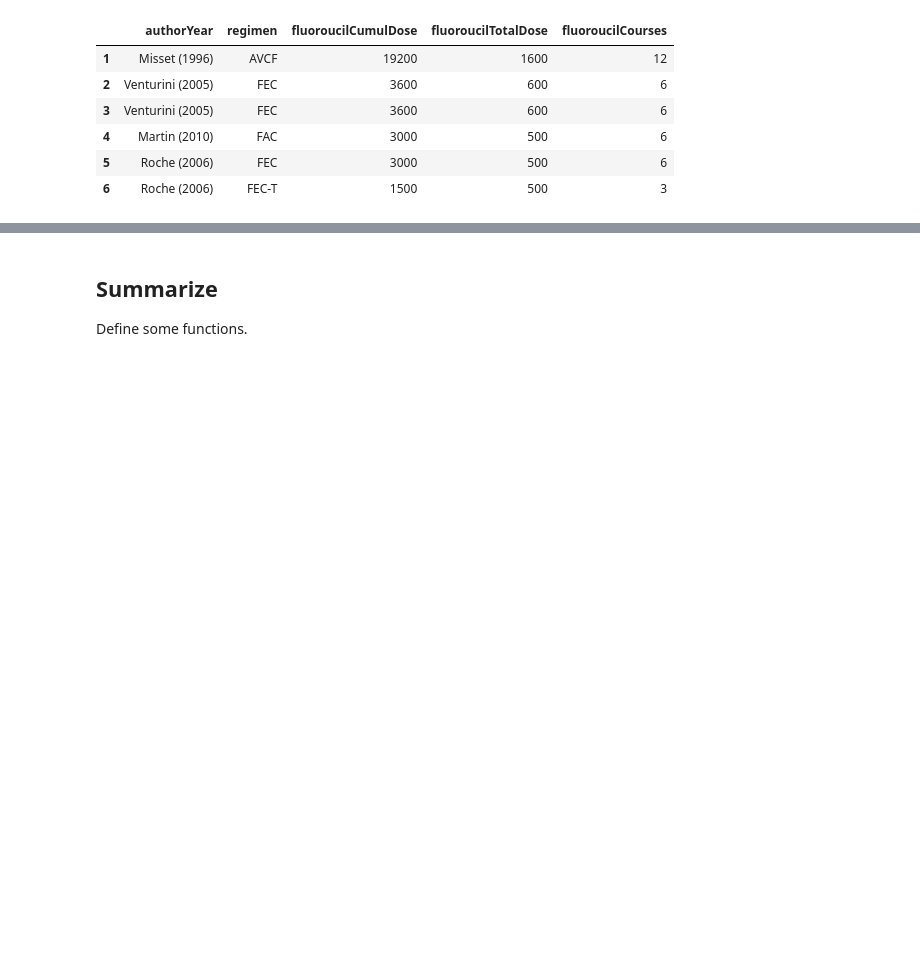
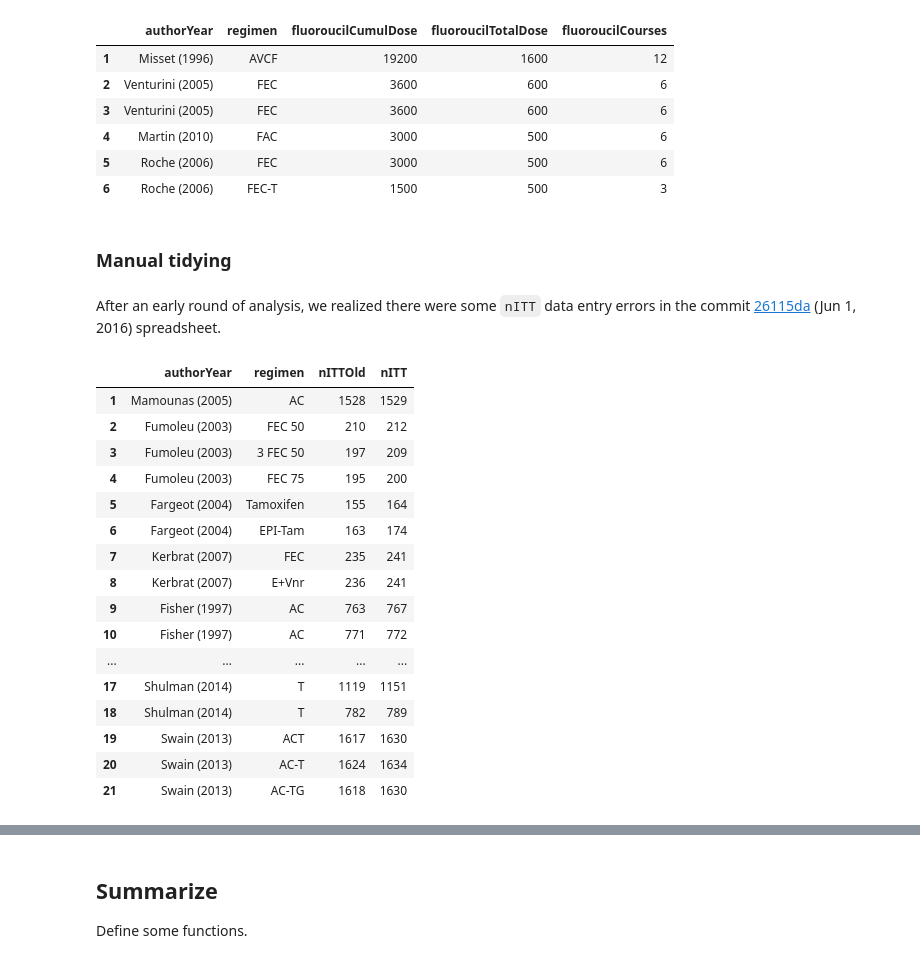
Before and after one commit to benjamin-chan/SecMalAfterBreastCaACT, a Jupyter notebook: metaregSecMal.ipynb, the cells around one changed output, grey strips where cells are left out. Saved outputs shown, nothing was run; the diff lists cells and outputs as text; code cells hidden in the pictures; blank space fills up the shorter version.

```diff
--- a/metaregSecMal.ipynb
+++ b/metaregSecMal.ipynb
@@ -256,3 +269,49 @@ head(D[!is.na(fluoroucilCumulDose),
 | 4 | Martin (2010) | FAC | 3000 | 500 | 6 |
 | 5 | Roche (2006) | FEC | 3000 | 500 | 6 |
 | 6 | Roche (2006) | FEC-T | 1500 | 500 | 3 |
+# %% [markdown]
+### Manual tidying
+# %% [markdown]
+After an early round of analysis, we realized there were some `nITT` data entry errors in the commit [26115da](https://github.com/benjamin-chan/SecMalAfterBreastCaACT/raw/26115dab1eb2b075d40f545514a03c3b30cde6b4/SecondaryMalignancies_Data_BG_3_4.xlsx) (Jun 1, 2016) spreadsheet.
+# %%
+D <- D[authorYear == "Mamounas (2005)" & nITT == 1528, `:=` (nITTOld = nITT, nITT = 1529, isFixed = TRUE)]
+D <- D[authorYear == "Fumoleu (2003)" & nITT == 210, `:=` (nITTOld = nITT, nITT = 212, isFixed = TRUE)]
+D <- D[authorYear == "Fumoleu (2003)" & nITT == 197, `:=` (nITTOld = nITT, nITT = 209, isFixed = TRUE)]
+D <- D[authorYear == "Fumoleu (2003)" & nITT == 195, `:=` (nITTOld = nITT, nITT = 200, isFixed = TRUE)]
+D <- D[authorYear == "Fargeot (2004)" & nITT == 155, `:=` (nITTOld = nITT, nITT = 164, isFixed = TRUE)]
+D <- D[authorYear == "Fargeot (2004)" & nITT == 163, `:=` (nITTOld = nITT, nITT = 174, isFixed = TRUE)]
+D <- D[authorYear == "Kerbrat (2007)" & nITT == 235, `:=` (nITTOld = nITT, nITT = 241, isFixed = TRUE)]
+D <- D[authorYear == "Kerbrat (2007)" & nITT == 236, `:=` (nITTOld = nITT, nITT = 241, isFixed = TRUE)]
+D <- D[authorYear == "Fisher (1997)" & nITT == 763, `:=` (nITTOld = nITT, nITT = 767, isFixed = TRUE)]
+D <- D[authorYear == "Fisher (1997)" & nITT == 771, `:=` (nITTOld = nITT, nITT = 772, isFixed = TRUE)]
+D <- D[authorYear == "Bonneterre (2005)" & nITT == 271, `:=` (nITTOld = nITT, nITT = 289, isFixed = TRUE)]
+D <- D[authorYear == "Bonneterre (2005)" & nITT == 266, `:=` (nITTOld = nITT, nITT = 276, isFixed = TRUE)]
+D <- D[authorYear == "Roche (2006)" & nITT == 163, `:=` (nITTOld = nITT, nITT = 164, isFixed = TRUE)]
+D <- D[authorYear == "Roche (2006)" & nITT == 168, `:=` (nITTOld = nITT, nITT = 169, isFixed = TRUE)]
+D <- D[authorYear == "Shulman (2014)" & nITT == 1107, `:=` (nITTOld = nITT, nITT = 1142, isFixed = TRUE)]
+D <- D[authorYear == "Shulman (2014)" & nITT ==  766, `:=` (nITTOld = nITT, nITT =  789, isFixed = TRUE)]
+D <- D[authorYear == "Shulman (2014)" & nITT == 1119, `:=` (nITTOld = nITT, nITT = 1151, isFixed = TRUE)]
+D <- D[authorYear == "Shulman (2014)" & nITT ==  782, `:=` (nITTOld = nITT, nITT =  789, isFixed = TRUE)]
+D <- D[authorYear == "Swain (2013)" & nITT == 1617, `:=` (nITTOld = nITT, nITT = 1630, isFixed = TRUE)]
+D <- D[authorYear == "Swain (2013)" & nITT == 1624, `:=` (nITTOld = nITT, nITT = 1634, isFixed = TRUE)]
+D <- D[authorYear == "Swain (2013)" & nITT == 1618, `:=` (nITTOld = nITT, nITT = 1630, isFixed = TRUE)]
+D[isFixed == TRUE, .(authorYear, regimen, nITTOld, nITT)]
+D <- D[, `:=` (nITTOld = NULL, isFixed = NULL)]
+# %% [output]
+|  | authorYear | regimen | nITTOld | nITT |
+| 1 | Mamounas (2005) | AC | 1528 | 1529 |
+| 2 | Fumoleu (2003) | FEC 50 | 210 | 212 |
+| 3 | Fumoleu (2003) | 3 FEC 50 | 197 | 209 |
+| 4 | Fumoleu (2003) | FEC 75 | 195 | 200 |
+| 5 | Fargeot (2004) | Tamoxifen | 155 | 164 |
+| 6 | Fargeot (2004) | EPI-Tam | 163 | 174 |
+| 7 | Kerbrat (2007) | FEC | 235 | 241 |
+| 8 | Kerbrat (2007) | E+Vnr | 236 | 241 |
+| 9 | Fisher (1997) | AC | 763 | 767 |
+| 10 | Fisher (1997) | AC | 771 | 772 |
+| ... | ... | ... | ... | ... |
+| 17 | Shulman (2014) | T | 1119 | 1151 |
+| 18 | Shulman (2014) | T | 782 | 789 |
+| 19 | Swain (2013) | ACT | 1617 | 1630 |
+| 20 | Swain (2013) | AC-T | 1624 | 1634 |
+| 21 | Swain (2013) | AC-TG | 1618 | 1630 |
```
Also changed, not shown: parts of 27 cells of this notebook, 5 other files.
